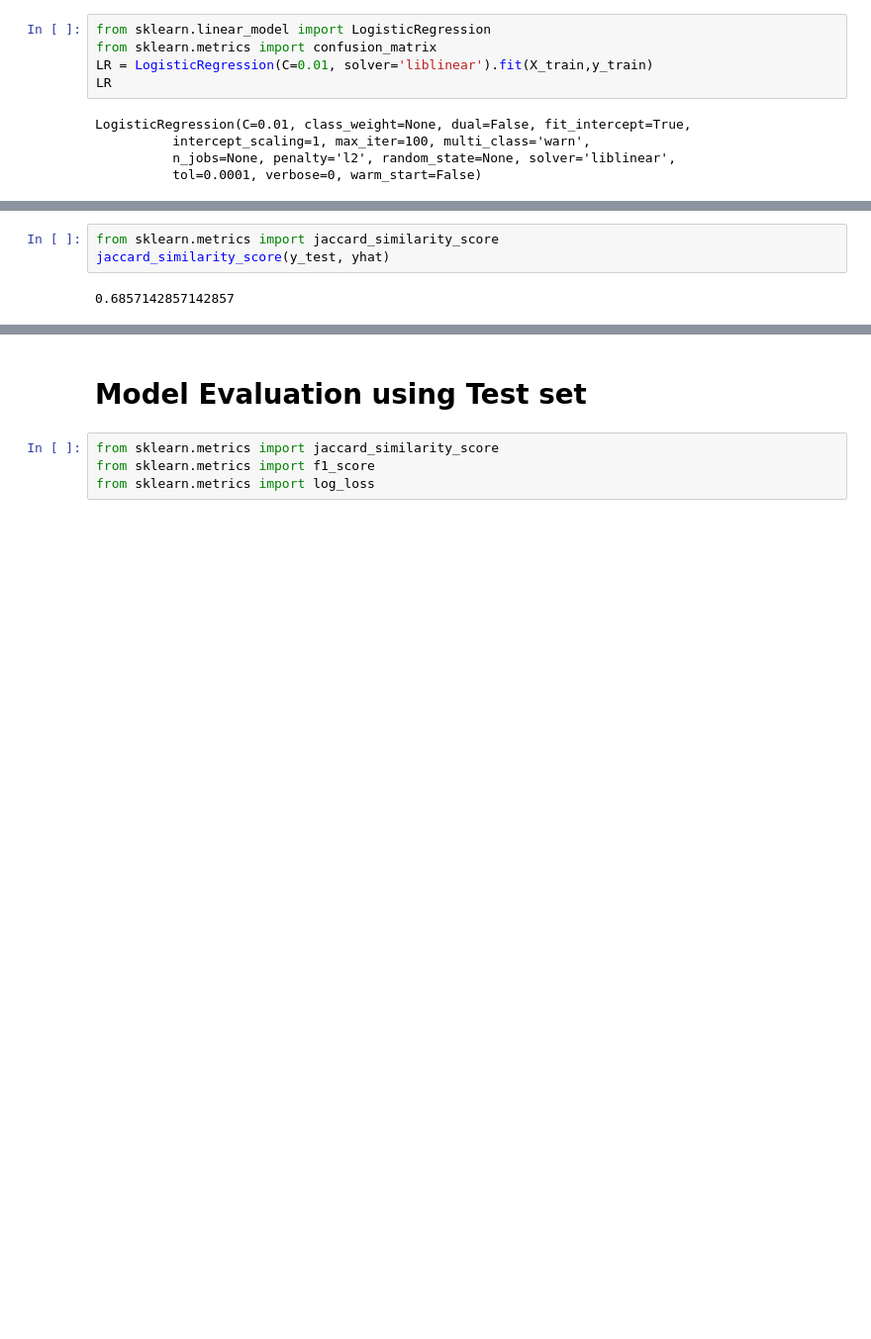
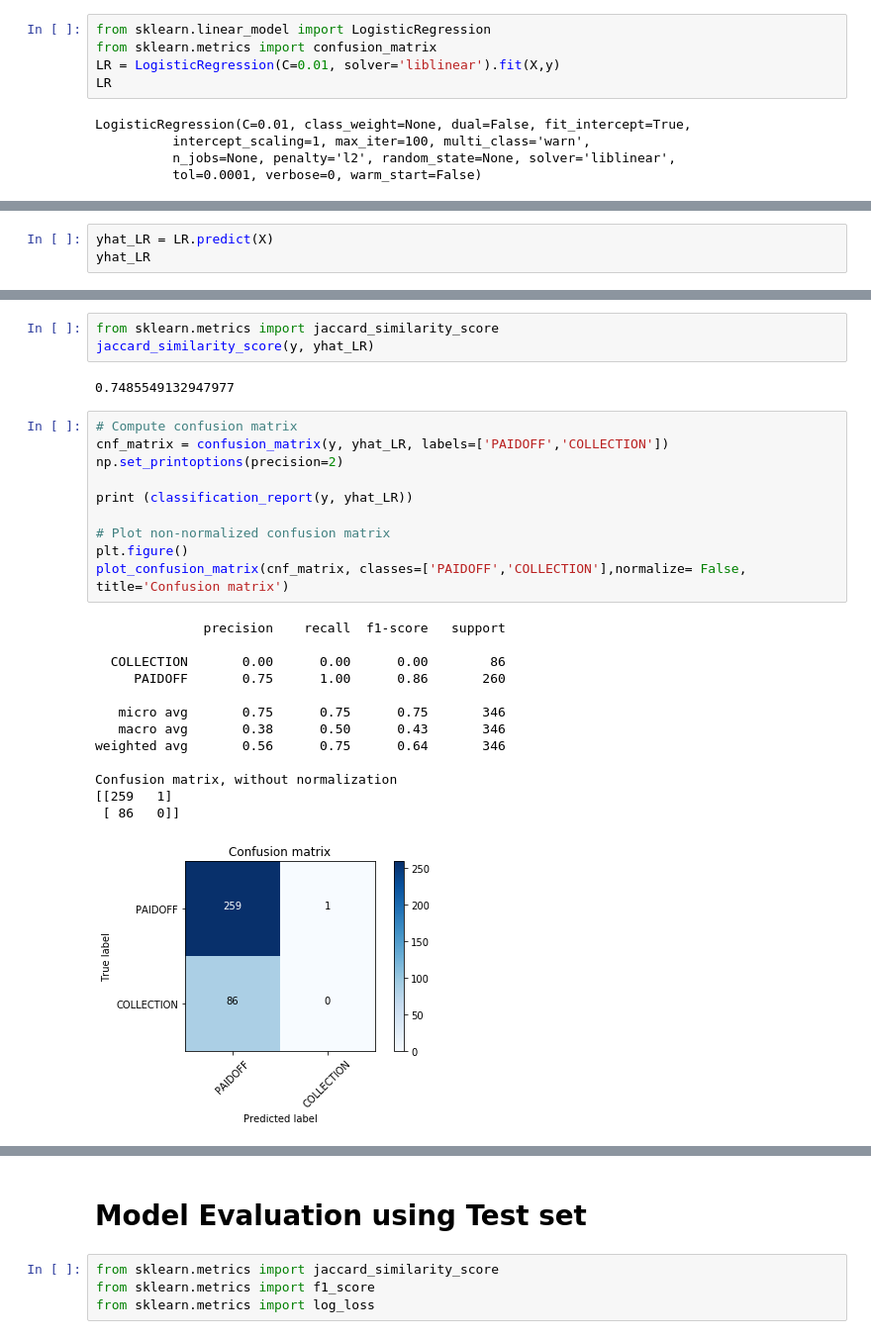
Before and after one commit to Pranjalraj0046/Coursera_ML_CapstoneProject, a Jupyter notebook: Python Notebook.ipynb, the cells around one changed output, grey strips where cells are left out. Shown: that part at 99% size. Cells and saved outputs as stored; diff of their text form; blank space fills up the shorter version.

```diff
--- a/Python Notebook.ipynb
+++ b/Python Notebook.ipynb
@@ -396,7 +476,7 @@ Test set: (70, 8) (70,)
 # %%
 from sklearn.linear_model import LogisticRegression
 from sklearn.metrics import confusion_matrix
-LR = LogisticRegression(C=0.01, solver='liblinear').fit(X_train,y_train)
+LR = LogisticRegression(C=0.01, solver='liblinear').fit(X,y)
 LR
 # %% [output]
 LogisticRegression(C=0.01, class_weight=None, dual=False, fit_intercept=True,
@@ -423,0 +486,3 @@ array(['COLLECTION', 'PAIDOFF', 'PAIDOFF', 'PAIDOFF', 'PAIDOFF',
+# %%
+yhat_LR = LR.predict(X)
+yhat_LR
@@ -445,5 +528,29 @@ array([[0.5034238 , 0.4965762 ],
 # %%
 from sklearn.metrics import jaccard_similarity_score
-jaccard_similarity_score(y_test, yhat)
+jaccard_similarity_score(y, yhat_LR)
 # %% [output]
-0.6857142857142857
+0.7485549132947977
+# %%
+# Compute confusion matrix
+cnf_matrix = confusion_matrix(y, yhat_LR, labels=['PAIDOFF','COLLECTION'])
+np.set_printoptions(precision=2)
+
+print (classification_report(y, yhat_LR))
+
+# Plot non-normalized confusion matrix
+plt.figure()
+plot_confusion_matrix(cnf_matrix, classes=['PAIDOFF','COLLECTION'],normalize= False,  title='Confusion matrix')
+# %% [output]
+              precision    recall  f1-score   support
+
+  COLLECTION       0.00      0.00      0.00        86
+     PAIDOFF       0.75      1.00      0.86       260
+
+   micro avg       0.75      0.75      0.75       346
+   macro avg       0.38      0.50      0.43       346
+weighted avg       0.56      0.75      0.64       346
+
+Confusion matrix, without normalization
+[[259   1]
+ [ 86   0]]
+[figure, added]
```
Also changed, not shown: parts of 57 cells of this notebook.
